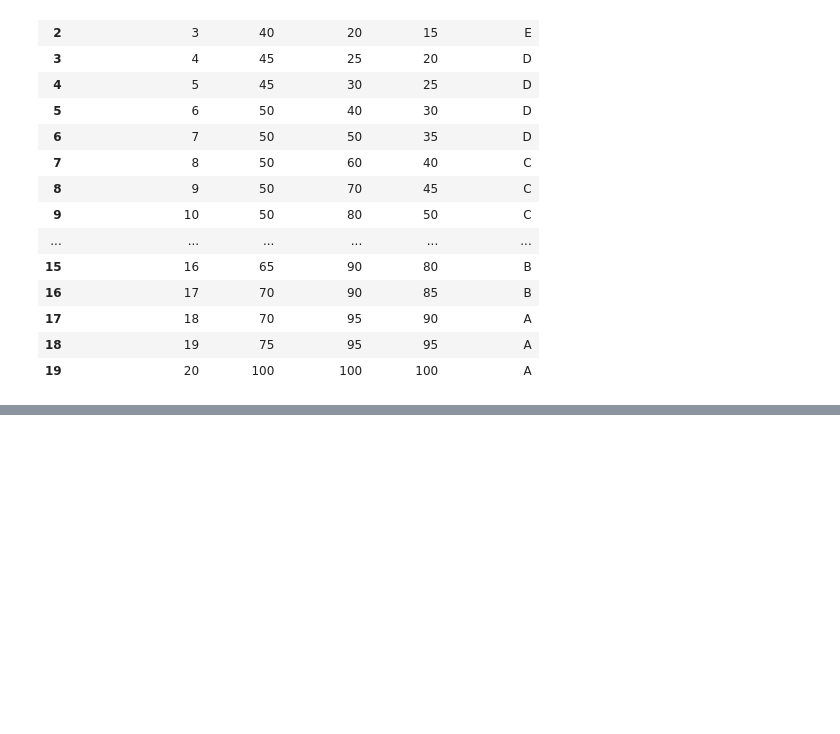
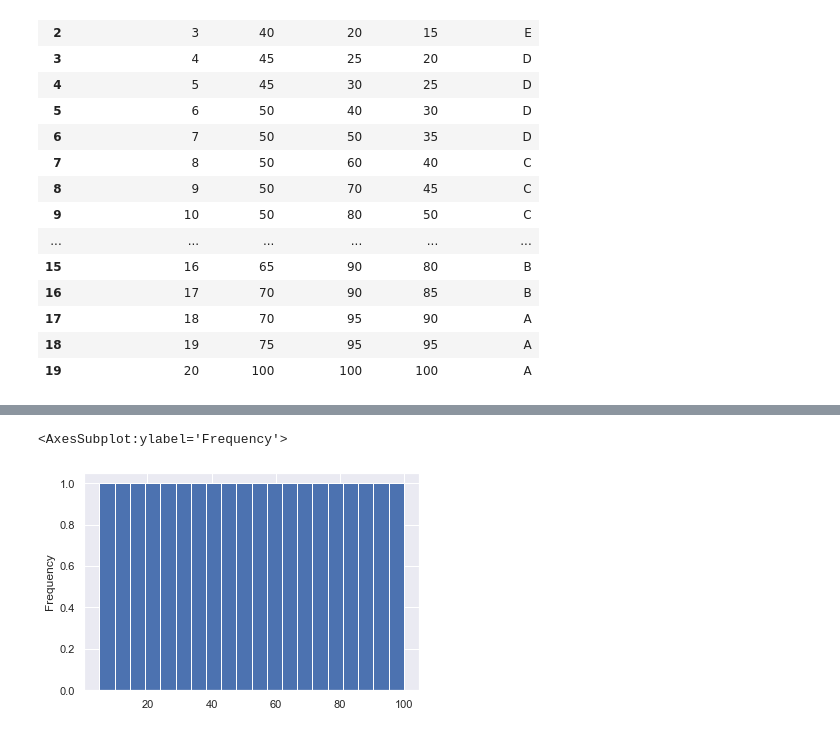
Before and after one commit to rysamuel9/Tugas-Data-Mining, a Jupyter notebook: Sesi 2 - Tugas Grafik Satistik/grafik_statistik.ipynb, the cells around one changed output, grey strips where cells are left out. Saved outputs shown, nothing was run; the diff lists cells and outputs as text; code cells hidden in the pictures; blank space fills up the shorter version.

```diff
--- a/Sesi 2 - Tugas Grafik Satistik/grafik_statistik.ipynb
+++ b/Sesi 2 - Tugas Grafik Satistik/grafik_statistik.ipynb
@@ -75,0 +76,7 @@ SyntaxError: invalid syntax (<ipython-input-35-2009eba48225>, line 1)
+# %%
+# HISTOGRAM Nilai UTS
+
+dataset['Nilai UAS'].plot.hist(bins=20)
+# %% [output]
+<AxesSubplot:ylabel='Frequency'>
+[figure, added]
```
Also changed, not shown: parts of 6 cells of this notebook, 3 other files.
